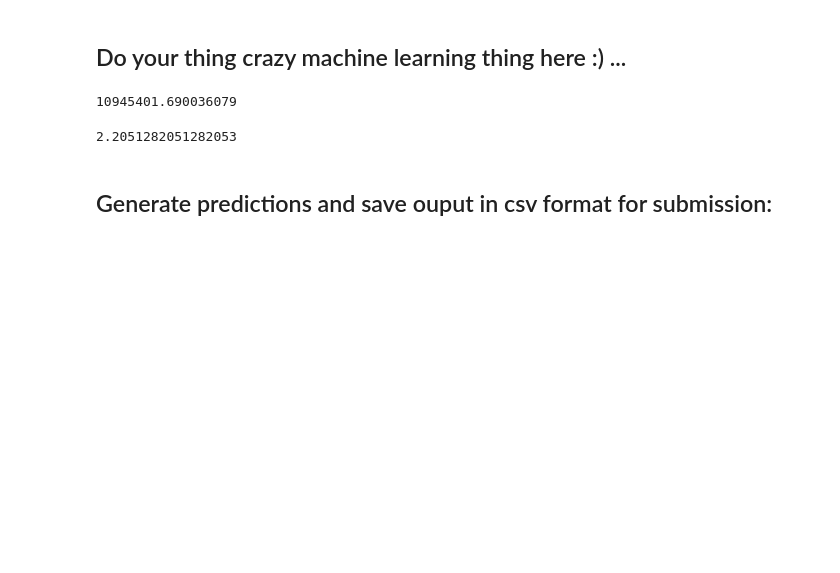
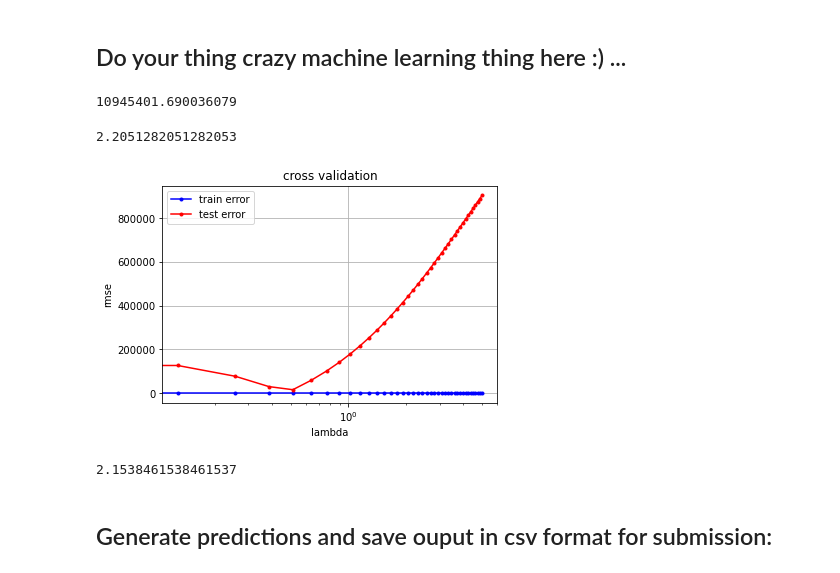
Before and after one commit to npont/ML_Higgs_Discovery, a Jupyter notebook: project1-update.ipynb, the cells around one changed output. Saved outputs shown, nothing was run; the diff lists cells and outputs as text; code cells hidden in the pictures; blank space fills up the shorter version.

```diff
--- a/project1-update.ipynb
+++ b/project1-update.ipynb
@@ -89,3 +89,7 @@ best_lambda = lambdas_[losses_te_ridge.index(min(losses_te_ridge))]
 print(best_lambda)
 # %% [output]
 2.2051282051282053
+# %%
+cross_validation_visualization(np.linspace(0, 5, 40), losses_tr_ridge, losses_te_ridge)
+# %% [output]
+[figure, added]
@@ -91,0 +124,5 @@ print(best_lambda)
+# %%
+best_lambda = lambdas_[losses_te_log.index(min(losses_te_log))]
+print(best_lambda)
+# %% [output]
+2.1538461538461537
```
Also changed, not shown: parts of 4 cells of this notebook, 3 other files.
